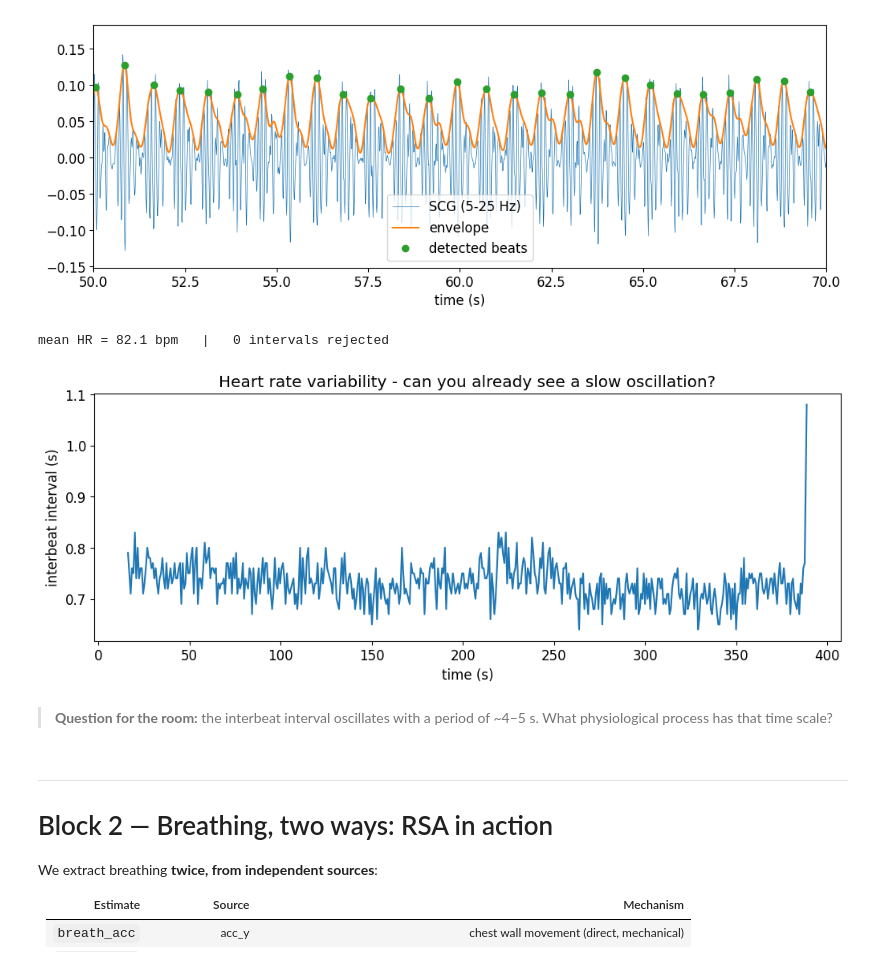
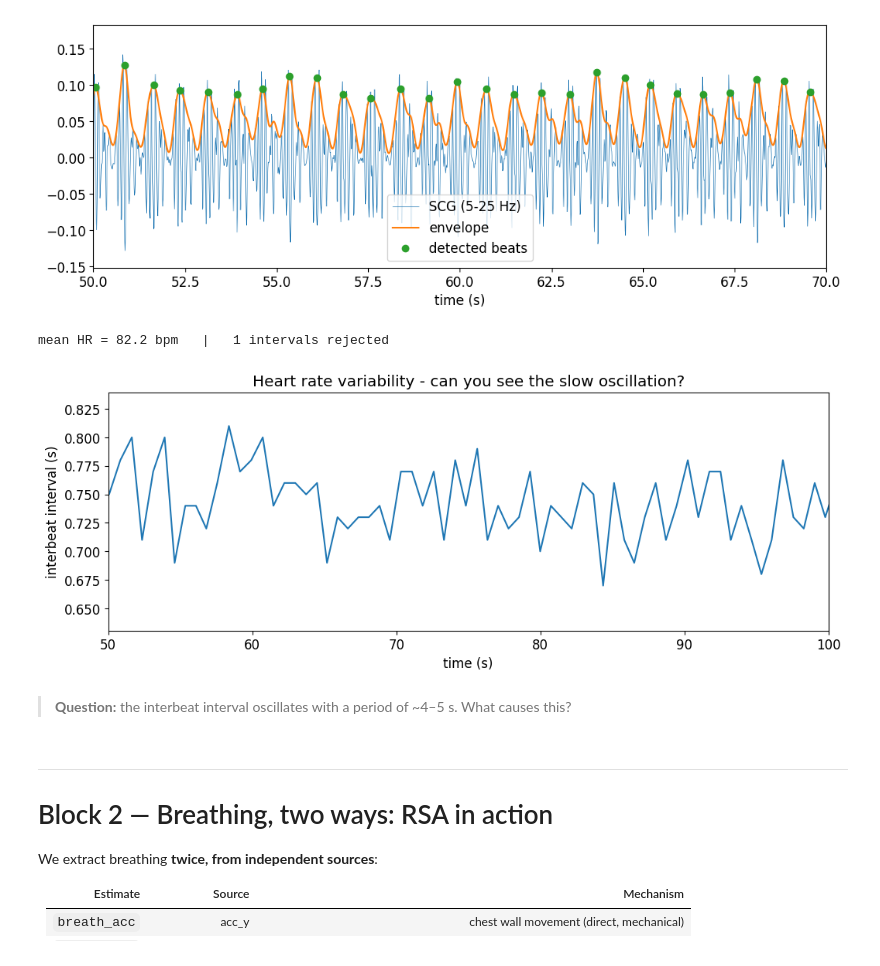
Before and after one commit to RonnyBartsch-BIU/Adriatica-Summer-School-2026, a Jupyter notebook: Adriatica2026_Tutorial_Bartsch_revised.ipynb, the cells around one changed output. Saved outputs shown, nothing was run; the diff lists cells and outputs as text; code cells hidden in the pictures.

```diff
--- a/Adriatica2026_Tutorial_Bartsch_revised.ipynb
+++ b/Adriatica2026_Tutorial_Bartsch_revised.ipynb
@@ -97,18 +97,21 @@ print(f"{len(beat_times)} beats detected in {t[-1]-t[0]:.0f} s")
 # %%
 # Beat-to-beat intervals (the SCG analog of ECG RR intervals)
 rri = np.diff(beat_times)
-good = (rri > 0.4) & (rri < 1.6)          # reject implausible intervals (missed/double beats)
+med = np.median(rri)
+good = (rri > 0.7*med) & (rri < 1.3*med)     # reject implausible intervals (missed/double beats) within 30% of the median interval
 print(f"mean HR = {60/rri[good].mean():.1f} bpm   |   {np.sum(~good)} intervals rejected")
 
 plt.plot(beat_times[1:][good], rri[good])
+
 plt.xlabel("time (s)"); plt.ylabel("interbeat interval (s)")
-plt.title("Heart rate variability - can you already see a slow oscillation?");
+plt.title("Heart rate variability - can you see the slow oscillation?");
+plt.xlim(50, 100);
 # %% [output]
-mean HR = 82.1 bpm   |   0 intervals rejected
+mean HR = 82.2 bpm   |   1 intervals rejected
-[figure, old version]
+[figure, new version]
 # %% [markdown]
-> **Question for the room:** the interbeat interval oscillates with a period of ~4–5 s.
-> What physiological process has that time scale?
+> **Question:** the interbeat interval oscillates with a period of ~4–5 s.
+> What causes this?
 # %% [markdown]
 ---
 # Block 2 — Breathing, two ways: RSA in action
```
